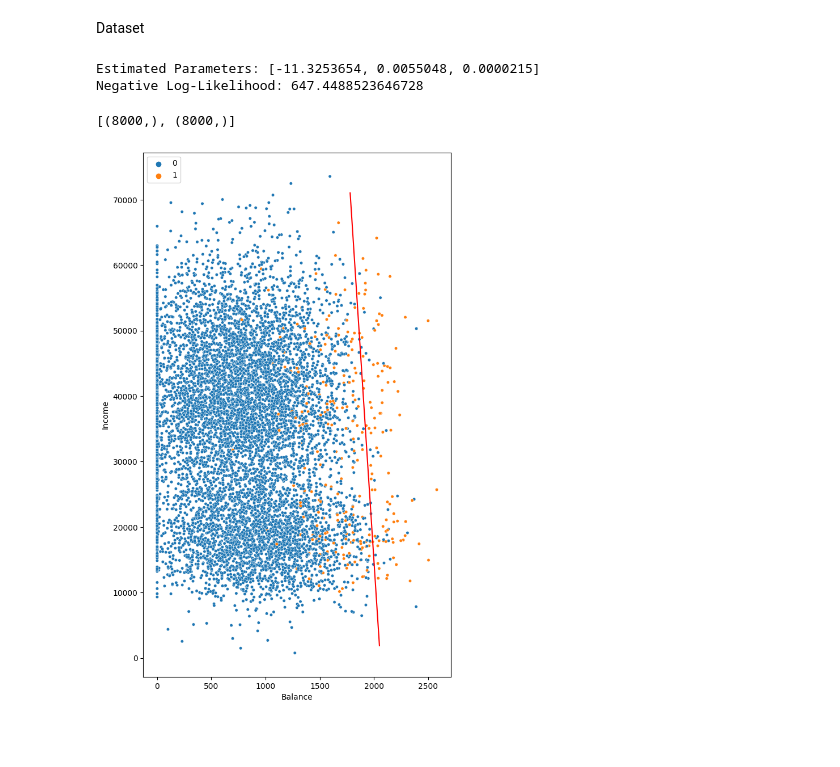
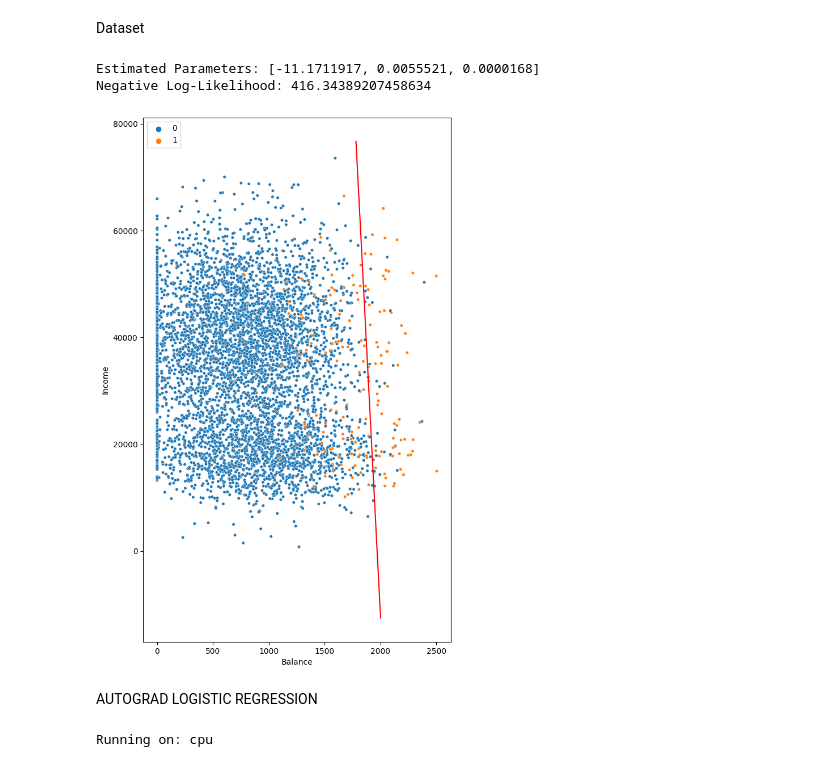
Before and after one commit to stuart-lane/Chapter1, a Jupyter notebook: DefaultDataLogit.ipynb, the cells around one changed output. Saved outputs shown, nothing was run; the diff lists cells and outputs as text; code cells hidden in the pictures; blank space fills up the shorter version.

```diff
--- a/DefaultDataLogit.ipynb
+++ b/DefaultDataLogit.ipynb
@@ -112,8 +112,9 @@ from sklearn.model_selection import train_test_split
 
 x = default[['balance', 'income']].values
 x = np.concatenate((np.ones((x.shape[0], 1)), x), axis=1)
+y = default['default1'].values
 
-x_train, x_test, y_train, y_test = train_test_split(x, y, test_size = 0.2, random_state = 123)
+x_train, x_test, y_train, y_test = train_test_split(x, y, test_size = 0.5, random_state = 123)
 beta_initial = np.array([0, 0, 0])
 # %%
 def logistic(x, beta):
@@ -128,49 +129,43 @@ def log_likelihood(beta, x, y):
     ll = np.sum(y * np.log(p) + (1 - y) * np.log(1 - p))
     return -ll
 
-# Example data (replace with your data)
 beta_initial = np.array([0, 0, 0])
-
-# Minimize the negative log-likelihood to estimate parameters
-from scipy.optimize import minimize
 result = minimize(log_likelihood, beta_initial, args=(x_train, y_train), method='BFGS')
 
-# Extract the estimated parameters
 estimated_beta = [f'{param:.7f}' for param in result.x]
 formatted_parameters = ', '.join(estimated_beta)
 
 print(f"Estimated Parameters: [{formatted_parameters}]")
 print("Negative Log-Likelihood:", result.fun)
 # %% [output]
-Estimated Parameters: [-11.3253654, 0.0055048, 0.0000215]
-Negative Log-Likelihood: 647.4488523646728
+Estimated Parameters: [-11.1711917, 0.0055521, 0.0000168]
+Negative Log-Likelihood: 416.34389207458634
 # %%
-bhat = [float(bk) for bk in estimated_beta]
+bhat_logistic = [float(bk) for bk in estimated_beta]
 # %%
 # Bayes decision boundary (BDB)
-slope = -bhat[1]/bhat[2]
-intercept = -bhat[0]/bhat[2]
-x_grid = np.linspace(1780, 2050, 8000)
-yhat = logistic(x_train, result.x)
+slope = -bhat_logistic[1]/bhat_logistic[2]
+intercept = -bhat_logistic[0]/bhat_logistic[2]
+x_grid = np.linspace(1780, 2000, 5000)
+yhat_logistic = logistic(x_train, result.x)
 bdb = [slope * xi + intercept for xi in x_grid]
-bdb_array = np.array(bdb)
-print([y_train.shape, bdb_array.shape])
-df2 = {'balance': x_train[:,1], 'income': x_train[:,2], 'default': y_train, 'est_probs': yhat, 'bdb': bdb_array}
+bdb_logistic = np.array(bdb)
+df2 = {'balance': x_train[:,1], 'income': x_train[:,2], 'default': y_train, 'est_probs_logit': yhat_logistic, 'bdb': bdb_array}
 df2 = pd.DataFrame(df2)
 df2 = pd.concat([df2, pd.DataFrame({'x_grid': x_grid})], axis = 1)
 
 plt.figure(figsize = (7, 12))
 sns.scatterplot(data = df2, x = 'balance', y = 'income', s = 15, hue = 'default')
-# sns.lineplot(data = df2, x = 'balance', y = 'bdb', color = 'red')
 sns.lineplot(data = df2, x = 'x_grid', y = 'bdb', color = 'red')
 
 # Add labels and legend
 plt.xlabel('Balance')
 plt.ylabel('Income')
 plt.legend(loc='upper left')
 
 # Show the plot
 plt.show()
 # %% [output]
-[(8000,), (8000,)]
-[figure, old version]
+[figure, new version]
+# %% [markdown]
+AUTOGRAD LOGISTIC REGRESSION
@@ -176,0 +181,20 @@ plt.show()
+# %%
+x = torch.cat((torch.ones(train_df.shape[0], 1), torch.tensor(train_df[["balance", "income"]].values , dtype=torch.float64)), dim=1)
+x.requires_grad = True
+
+y = torch.tensor(train_df["default"].values, dtype = torch.float64)
+y.requires_grad = True
+y = y.view(-1, 1)
+
+beta = torch.randn(3, 1, dtype = torch.float64)
+beta.requires_grad = True
+
+# Check if CUDA (GPU) is available
+if torch.cuda.is_available():
+    dev = "cuda"
+else:
+    dev = "cpu"
+
+print(f"Running on: {dev}")
+# %% [output]
+Running on: cpu
```
Also changed, not shown: parts of 13 cells of this notebook.
